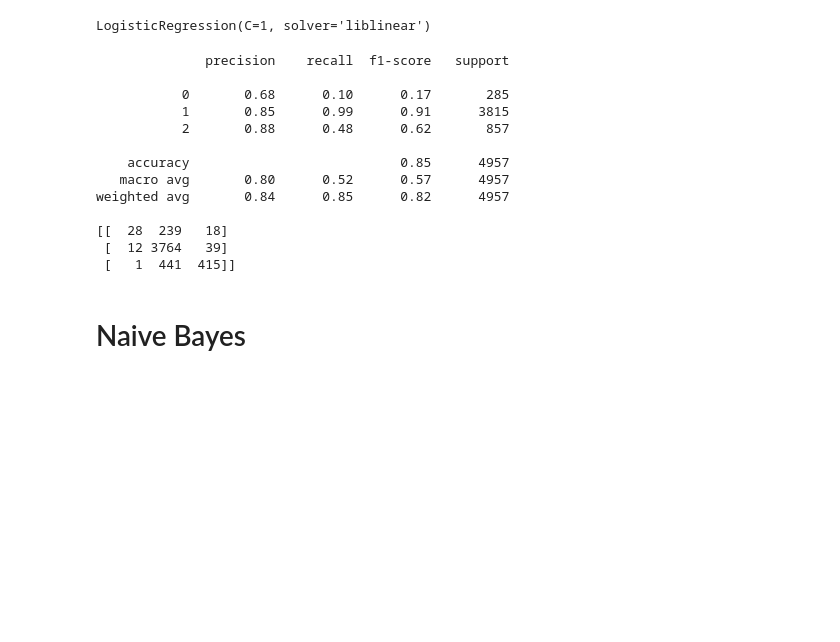
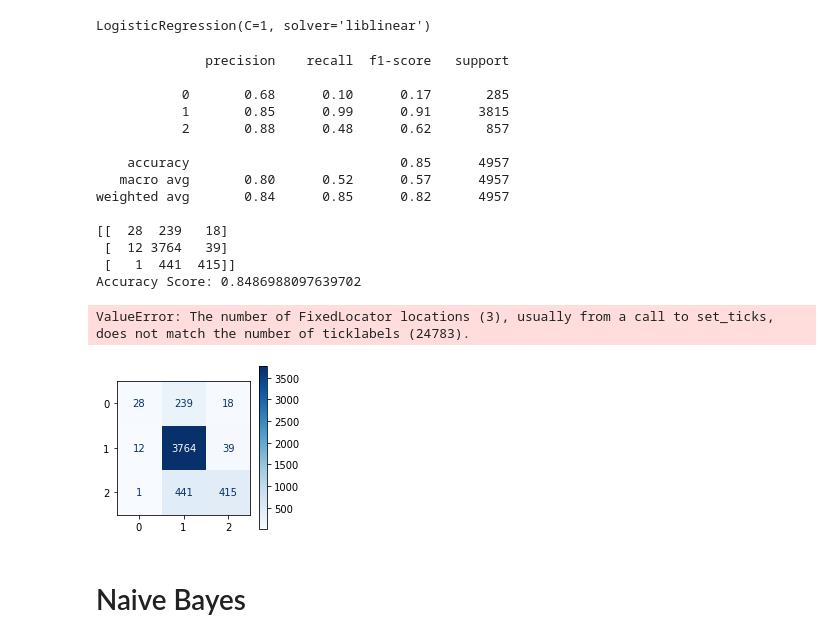
Before and after one commit to Jonas399/Hate-Speech-Recognition, a Jupyter notebook: docs/Hate Speech.ipynb, the cells around one changed output. Drawn from its saved outputs; the diff is of its cells as text; code cells hidden in the pictures; blank space fills up the shorter version.

```diff
--- a/docs/Hate Speech.ipynb
+++ b/docs/Hate Speech.ipynb
@@ -350,6 +429,7 @@ y_prob = lr.predict_proba(x_test_vec)[:,1]
 # %%
 print(classification_report(y_test, y_predict))
 print(confusion_matrix(y_test, y_predict))
+print("Accuracy Score:", score)
 # %% [output]
               precision    recall  f1-score   support
 
@@ -364,6 +444,21 @@ weighted avg       0.84      0.85      0.82      4957
 [[  28  239   18]
  [  12 3764   39]
  [   1  441  415]]
+Accuracy Score: 0.8486988097639702
+# %%
+y_hat = np.argmax(y_predict, axis=None)
+
+cm = confusion_matrix(y_test, y_predict)
+
+plt.figure(figsize=(3,3))
+cmd = ConfusionMatrixDisplay(cm, display_labels= df["class"]).plot(cmap='Blues', ax=plt.gca(), xticks_rotation=60)
+plt.grid(False)
+plt.show()
+
+print(accuracy_score(test_labels, y_hat), '\n')
+# %% [output]
+ValueError: The number of FixedLocator locations (3), usually from a call to set_ticks, does not match the number of ticklabels (24783).
+[figure, added]
 # %% [markdown]
 # Naive Bayes
 # %%
```
Also changed, not shown: parts of 57 cells of this notebook, 2 other files.
